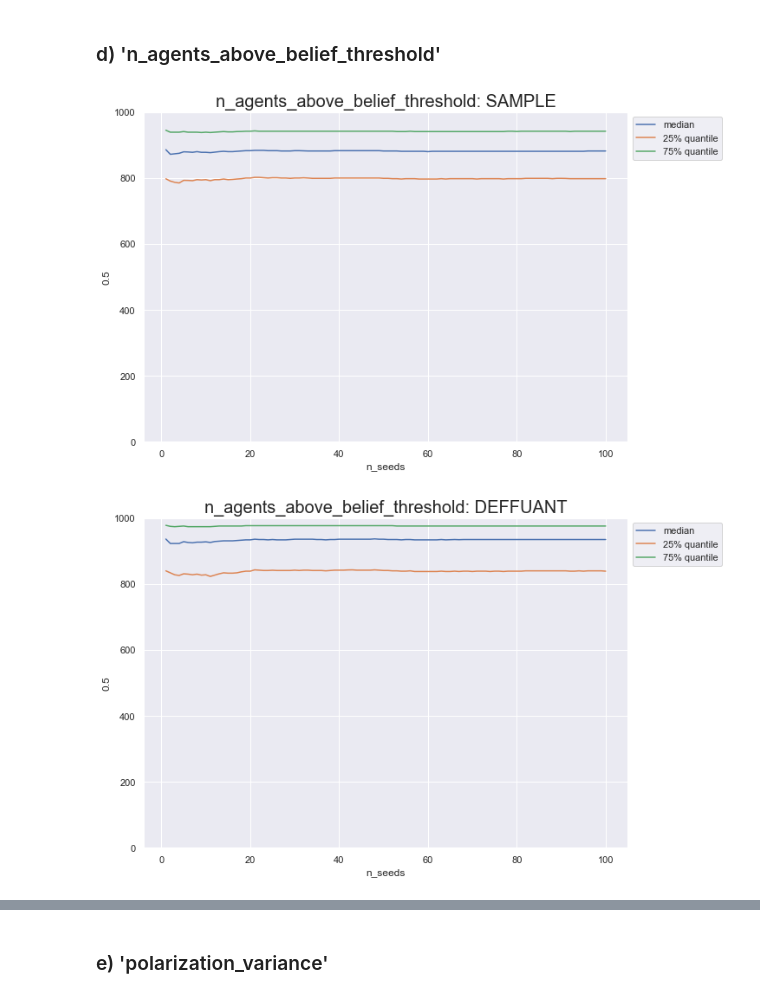
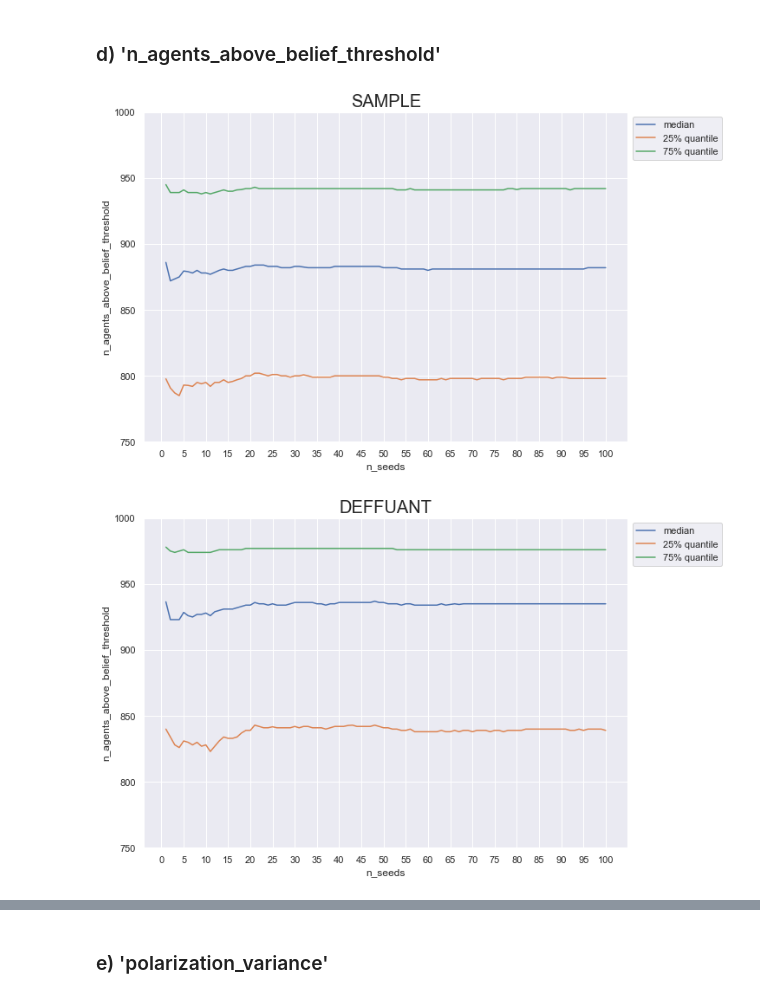
Before and after one commit to felicity-reddel/MisinfoPy, a Jupyter notebook: dmdu/exploration/seed_analysis.ipynb, the cells around one changed output, grey strips where cells are left out. Cells and saved outputs as stored; diff of their text form; code cells hidden in the pictures.

Commit message:
small plotting adjustments

```diff
--- a/dmdu/exploration/seed_analysis.ipynb
+++ b/dmdu/exploration/seed_analysis.ipynb
@@ -62,7 +61,17 @@ def get_data(belief_update_fn, metric):
     return metric_data
 # %%
 # Plot quartiles function
-def plot_quartiles(data, title=None, y_max=600, fig_size=(10, 7)):  # TODO: CONTINUE HERE
+def plot_quartiles(data, title=None, y_min=0, y_max=600, fig_size=(10, 7), x_tick_freq=5):
+    """
+    # TODO: FILL THIS
+    @param data:
+    @param title:
+    @param y_min:
+    @param y_max:
+    @param fig_size:
+    @param x_tick_freq:
+    @return:
+    """
     # only quartile data
     data = data[['n_seeds','0.25', '0.5', '0.75', 'belief_update_fn']]
 
@@ -81,7 +90,10 @@ def plot_quartiles(data, title=None, y_max=600, fig_size=(10, 7)):  # TODO: CONT
 
     # plotting
     sns.set(rc={'figure.figsize': fig_size})
-    plt.ylim(0, y_max)
+    plt.ylim(y_min, y_max)
+    ticks = list(range(0, len(data) + 1, x_tick_freq))
+    plt.xticks(ticks=ticks)
+    plt.ylabel(metric)
 
     sns.lineplot(x='n_seeds', y='0.5', data=data, label='median')
     sns.lineplot(x='n_seeds', y='0.25', data=data, label='25% quantile')
@@ -96,6 +108,7 @@ def plot_quartiles(data, title=None, y_max=600, fig_size=(10, 7)):  # TODO: CONT
 # %%
 metric = 'avg_user_effort'
 y_max = 80
+y_min = 20
 
 # Getting all the data
 sample = get_data(belief_update_fn=BeliefUpdate.SAMPLE, metric=metric)
@@ -106,11 +119,11 @@ data_mapping = {'SAMPLE': sample,
                 'DEFFUANT': deffuant,
                 'SIT (Social Impact Theory)': sit}
 # %%
-def plot_quartiles_metric_bufn_combo(metric, belief_update_fn, data_mapping, y_max=None):
+def plot_quartiles_metric_bufn_combo(metric, belief_update_fn, data_mapping, y_min=None, y_max=None):
 
-    title = f'{metric}: {belief_update_fn}'
+    # title = f'{metric}: {belief_update_fn}'
     data = data_mapping[belief_update_fn]
 
-    plot_quartiles(data=data, title=title, y_max=y_max)
+    plot_quartiles(data=data, title=belief_update_fn, y_min=y_min, y_max=y_max)
 # %%
 belief_update_fn = 'SAMPLE'
@@ -190,6 +204,7 @@ plot_quartiles_metric_bufn_combo(metric=metric, belief_update_fn=belief_update_f
 # %%
 metric = 'n_agents_above_belief_threshold'
 y_max = 1000
+y_min = 750
 
 # Getting all the data
 sample = get_data(belief_update_fn=BeliefUpdate.SAMPLE, metric=metric)
@@ -201,13 +216,13 @@ data_mapping = {'SAMPLE': sample,
                 'SIT (Social Impact Theory)': sit}
 # %%
 belief_update_fn = 'SAMPLE'
-plot_quartiles_metric_bufn_combo(metric=metric, belief_update_fn=belief_update_fn, data_mapping=data_mapping, y_max=y_max)
+plot_quartiles_metric_bufn_combo(metric=metric, belief_update_fn=belief_update_fn, data_mapping=data_mapping, y_min=y_min, y_max=y_max)
 # %% [output]
-[figure, old version]
+[figure, new version]
 # %%
 belief_update_fn = 'DEFFUANT'
-plot_quartiles_metric_bufn_combo(metric=metric, belief_update_fn=belief_update_fn, data_mapping=data_mapping, y_max=y_max)
+plot_quartiles_metric_bufn_combo(metric=metric, belief_update_fn=belief_update_fn, data_mapping=data_mapping, y_min=y_min, y_max=y_max)
 # %% [output]
-[figure, old version]
+[figure, new version]
 # %%
 belief_update_fn = 'SIT (Social Impact Theory)'
```
Also changed, not shown: parts of 17 cells of this notebook.
